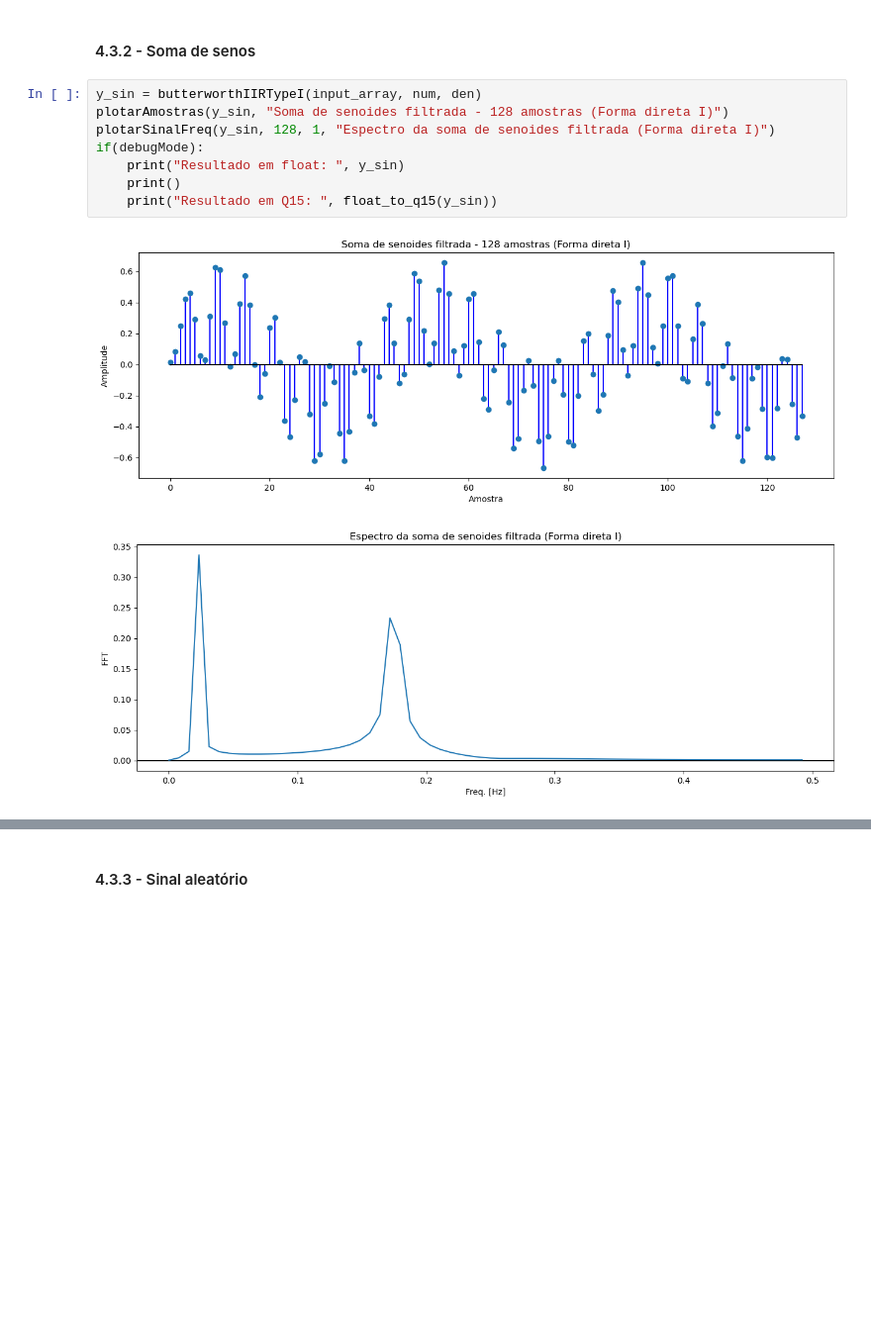
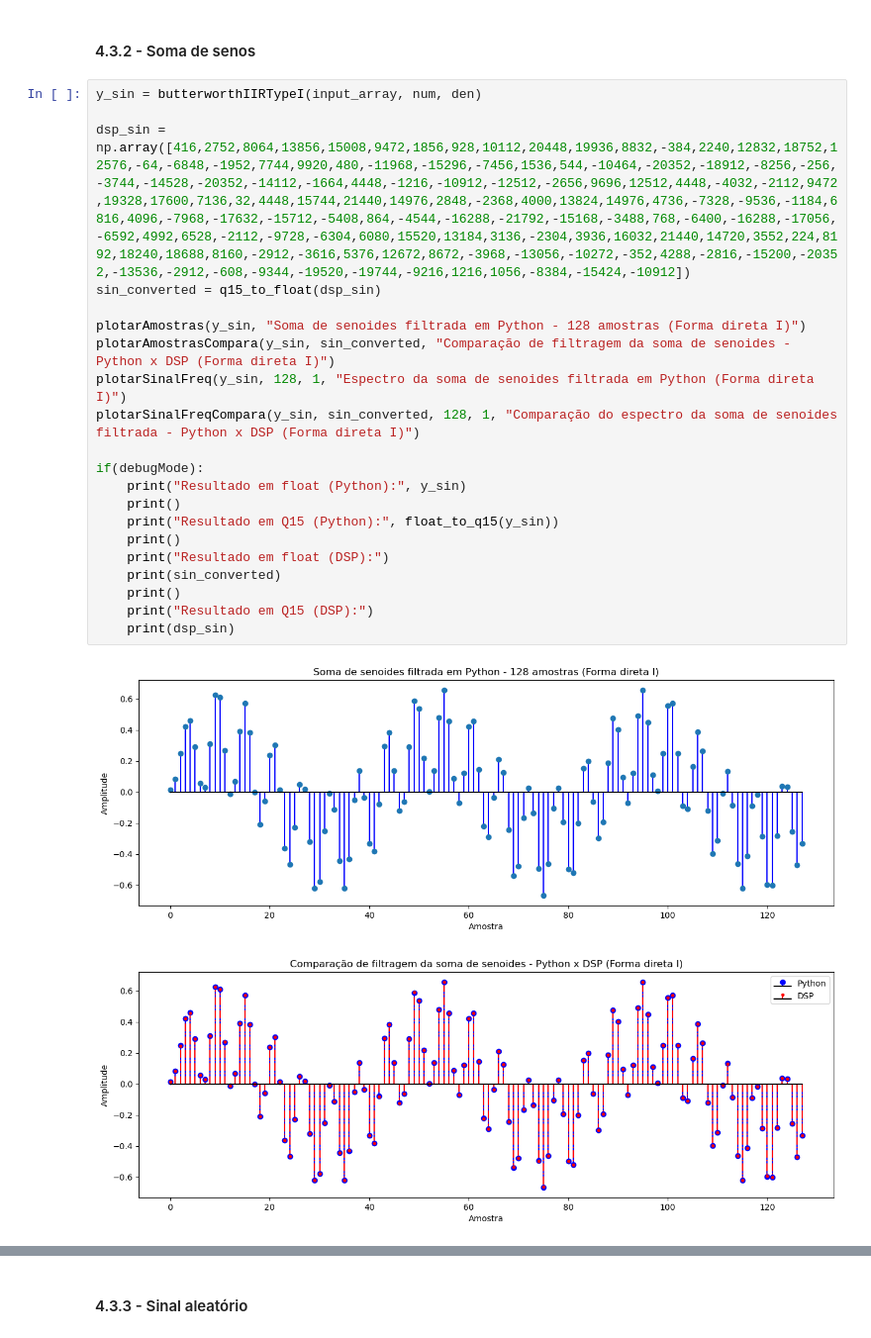
Before and after one commit to LabIII2021-2/Trabalho1, a Jupyter notebook: Python/Filtro_IIR.ipynb, the cells around one changed output, grey strips where cells are left out. Shown at 99% size. Cells and saved outputs as stored; diff of their text form; blank space fills up the shorter version.

Commit message:
Comparação de implementações: Python x DSP

```diff
--- a/Python/Filtro_IIR.ipynb
+++ b/Python/Filtro_IIR.ipynb
@@ -291,12 +327,25 @@ def butterworthIIRTypeI(x, b, a):
 #### 4.3.2 - Soma de senos
 # %%
 y_sin = butterworthIIRTypeI(input_array, num, den)
-plotarAmostras(y_sin, "Soma de senoides filtrada - 128 amostras (Forma direta I)")
-plotarSinalFreq(y_sin, 128, 1, "Espectro da soma de senoides filtrada (Forma direta I)")
+
+dsp_sin = np.array([416,2752,8064,13856,15008,9472,1856,928,10112,20448,19936,8832,-384,2240,12832,18752,12576,-64,-6848,-1952,7744,9920,480,-11968,-15296,-7456,1536,544,-10464,-20352,-18912,-8256,-256,-3744,-14528,-20352,-14112,-1664,4448,-1216,-10912,-12512,-2656,9696,12512,4448,-4032,-2112,9472,19328,17600,7136,32,4448,15744,21440,14976,2848,-2368,4000,13824,14976,4736,-7328,-9536,-1184,6816,4096,-7968,-17632,-15712,-5408,864,-4544,-16288,-21792,-15168,-3488,768,-6400,-16288,-17056,-6592,4992,6528,-2112,-9728,-6304,6080,15520,13184,3136,-2304,3936,16032,21440,14720,3552,224,8192,18240,18688,8160,-2912,-3616,5376,12672,8672,-3968,-13056,-10272,-352,4288,-2816,-15200,-20352,-13536,-2912,-608,-9344,-19520,-19744,-9216,1216,1056,-8384,-15424,-10912])
+sin_converted = q15_to_float(dsp_sin)
+
+plotarAmostras(y_sin, "Soma de senoides filtrada em Python - 128 amostras (Forma direta I)")
+plotarAmostrasCompara(y_sin, sin_converted, "Comparação de filtragem da soma de senoides - Python x DSP (Forma direta I)")
+plotarSinalFreq(y_sin, 128, 1, "Espectro da soma de senoides filtrada em Python (Forma direta I)")
+plotarSinalFreqCompara(y_sin, sin_converted, 128, 1, "Comparação do espectro da soma de senoides filtrada - Python x DSP (Forma direta I)")
+
 if(debugMode):
-    print("Resultado em float: ", y_sin)
+    print("Resultado em float (Python):", y_sin)
     print()
-    print("Resultado em Q15: ", float_to_q15(y_sin))
+    print("Resultado em Q15 (Python):", float_to_q15(y_sin))
+    print()
+    print("Resultado em float (DSP):")
+    print(sin_converted)
+    print()
+    print("Resultado em Q15 (DSP):")
+    print(dsp_sin)
 # %% [output]
-[figure, old version]
+[figure, new version]
-[figure, old version]
+[figure, new version]
```
Also changed, not shown: parts of 48 cells of this notebook.
